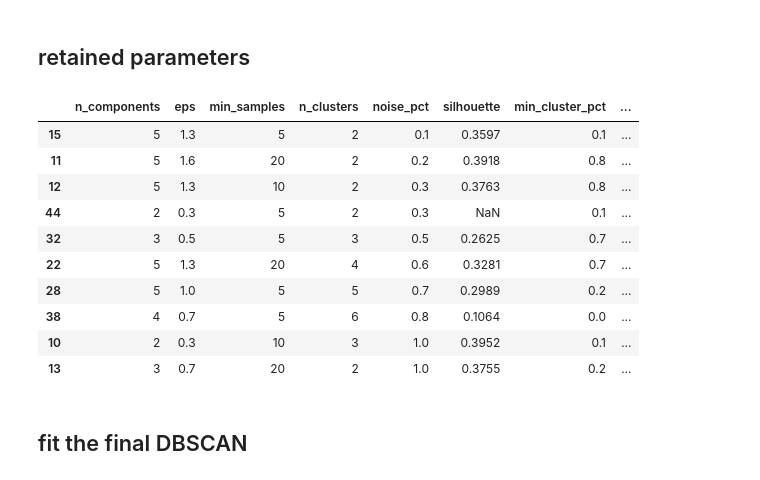
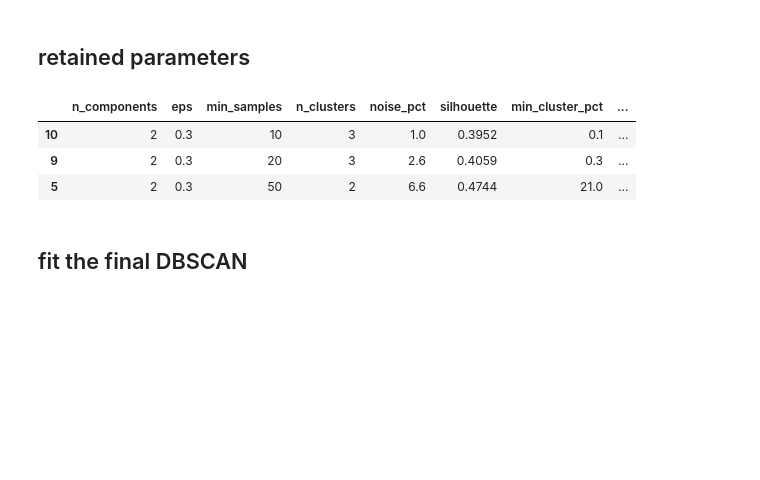
Before and after one commit to oelaimar/CardProfiler, a Jupyter notebook: notebooks/03_clustering.ipynb, the cells around one changed output. Cells and saved outputs as stored; diff of their text form; code cells hidden in the pictures; blank space fills up the shorter version.

```diff
--- a/notebooks/03_clustering.ipynb
+++ b/notebooks/03_clustering.ipynb
@@ -245,21 +245,14 @@ usable.head(10)
 ## retained parameters
 # %%
 compromise = (
-    grid_dbscan[grid_dbscan["n_clusters"] >= 2].sort_values(["noise_pct", "silhouette"], ascending=[True, False])
+    grid_dbscan[(grid_dbscan["n_clusters"] >= 2) & (grid_dbscan["n_components"] == 2) & (grid_dbscan["silhouette"].notna())].sort_values(["noise_pct", "silhouette"], ascending=[True, False])
 )
 compromise.head(10)
 # %% [output]
 |  | n_components | eps | min_samples | n_clusters | noise_pct | silhouette | min_cluster_pct | ... |
-| 15 | 5 | 1.3 | 5 | 2 | 0.1 | 0.3597 | 0.1 | ... |
-| 11 | 5 | 1.6 | 20 | 2 | 0.2 | 0.3918 | 0.8 | ... |
-| 12 | 5 | 1.3 | 10 | 2 | 0.3 | 0.3763 | 0.8 | ... |
-| 44 | 2 | 0.3 | 5 | 2 | 0.3 | NaN | 0.1 | ... |
-| 32 | 3 | 0.5 | 5 | 3 | 0.5 | 0.2625 | 0.7 | ... |
-| 22 | 5 | 1.3 | 20 | 4 | 0.6 | 0.3281 | 0.7 | ... |
-| 28 | 5 | 1.0 | 5 | 5 | 0.7 | 0.2989 | 0.2 | ... |
-| 38 | 4 | 0.7 | 5 | 6 | 0.8 | 0.1064 | 0.0 | ... |
 | 10 | 2 | 0.3 | 10 | 3 | 1.0 | 0.3952 | 0.1 | ... |
-| 13 | 3 | 0.7 | 20 | 2 | 1.0 | 0.3755 | 0.2 | ... |
+| 9 | 2 | 0.3 | 20 | 3 | 2.6 | 0.4059 | 0.3 | ... |
+| 5 | 2 | 0.3 | 50 | 2 | 6.6 | 0.4744 | 21.0 | ... |
 # %% [markdown]
 ## fit the final DBSCAN
 # %%
```
Also changed, not shown: parts of 14 cells of this notebook, 1 other file.
